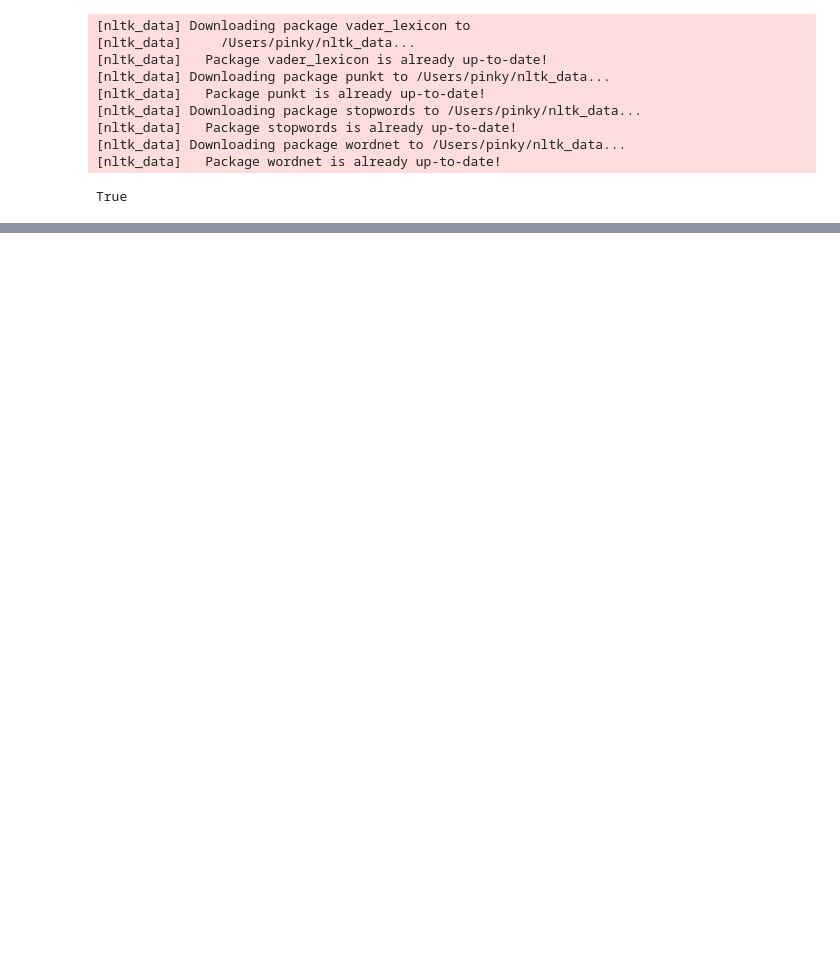
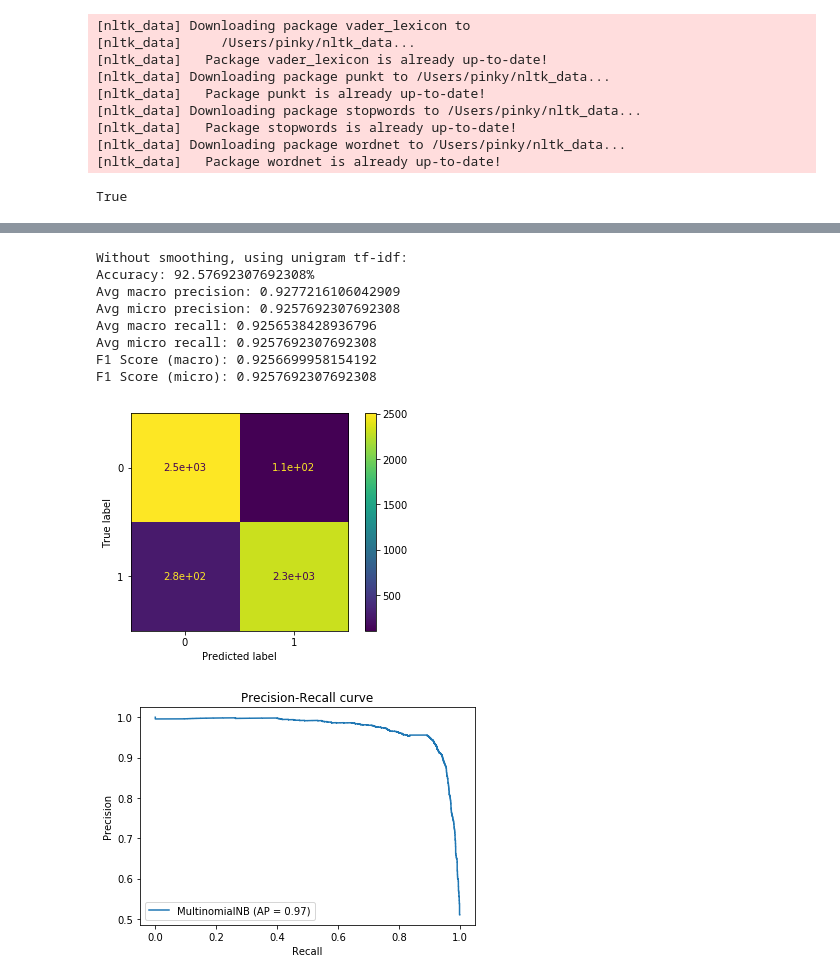
Before and after one commit to pinkychauhan89/CourseProject, a Jupyter notebook: FakeNewsClassifier.ipynb, the cells around one changed output, grey strips where cells are left out. Saved outputs shown, nothing was run; the diff lists cells and outputs as text; code cells hidden in the pictures; blank space fills up the shorter version.

```diff
--- a/FakeNewsClassifier.ipynb
+++ b/FakeNewsClassifier.ipynb
@@ -341,0 +450,4 @@ print(Accuracy*100)
+# %%
+#Unigram tf-idf matrix split
+
+train_x_unigram_tfidf, test_x_unigram_tfidf, train_y_unigram_tfidf, test_y_unigram_tfidf = train_test_split(unigram_tfidf_matrix, df_y)
@@ -341,0 +507,17 @@ print(Accuracy*100)
+# %%
+
+print("\nWithout smoothing, using unigram tf-idf:")
+mnb_unigram_tfidf = MultinomialNB(alpha=1.0e-10)
+mnb_unigram_tfidf.fit(train_x_unigram_tfidf, train_y_unigram_tfidf)
+assess_model_performance(mnb_unigram_tfidf, test_x_unigram_tfidf, test_y_unigram_tfidf)
+# %% [output]
+Without smoothing, using unigram tf-idf:
+Accuracy: 92.57692307692308%
+Avg macro precision: 0.9277216106042909
+Avg micro precision: 0.9257692307692308
+Avg macro recall: 0.9256538428936796
+Avg micro recall: 0.9257692307692308
+F1 Score (macro): 0.9256699958154192
+F1 Score (micro): 0.9257692307692308
+[figure, added]
+[figure, added]
```
Also changed, not shown: parts of 87 cells of this notebook, 3 other files.
